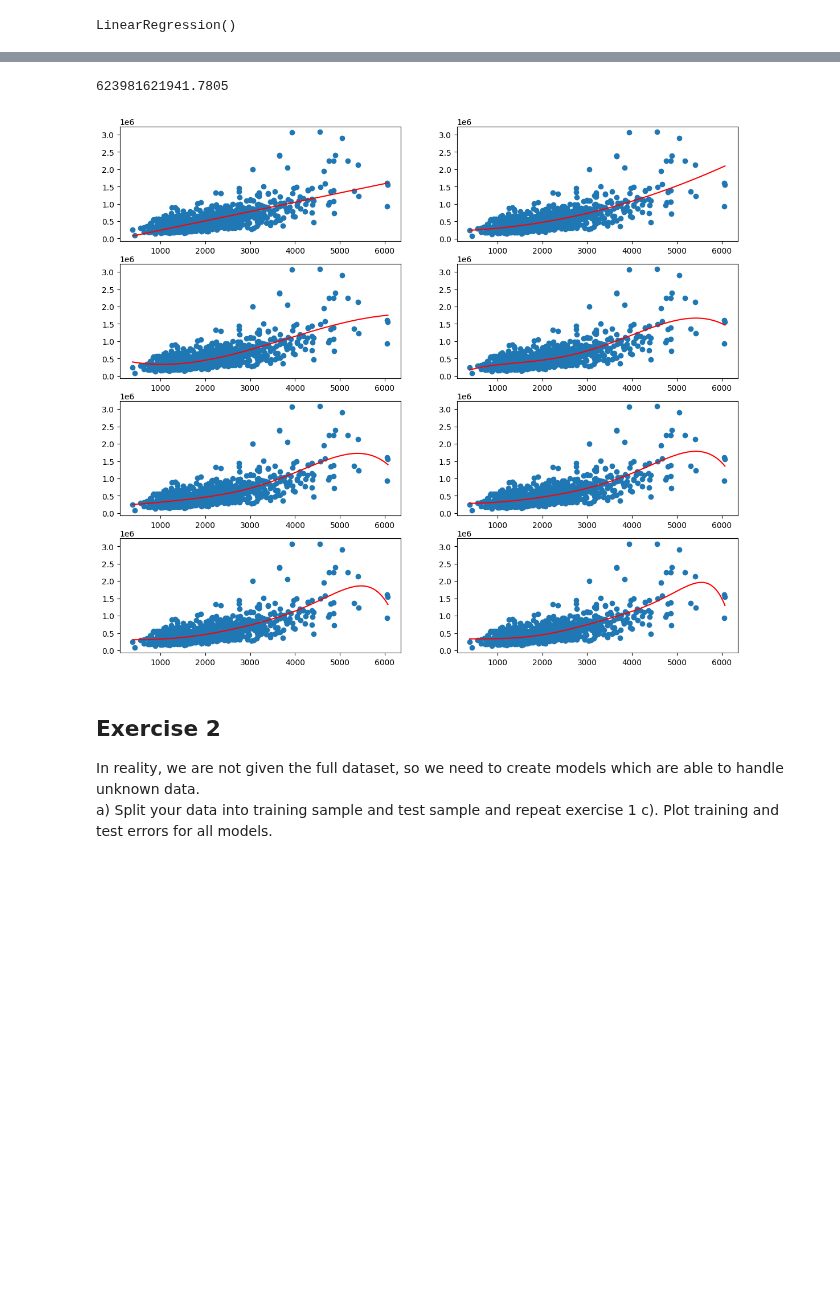
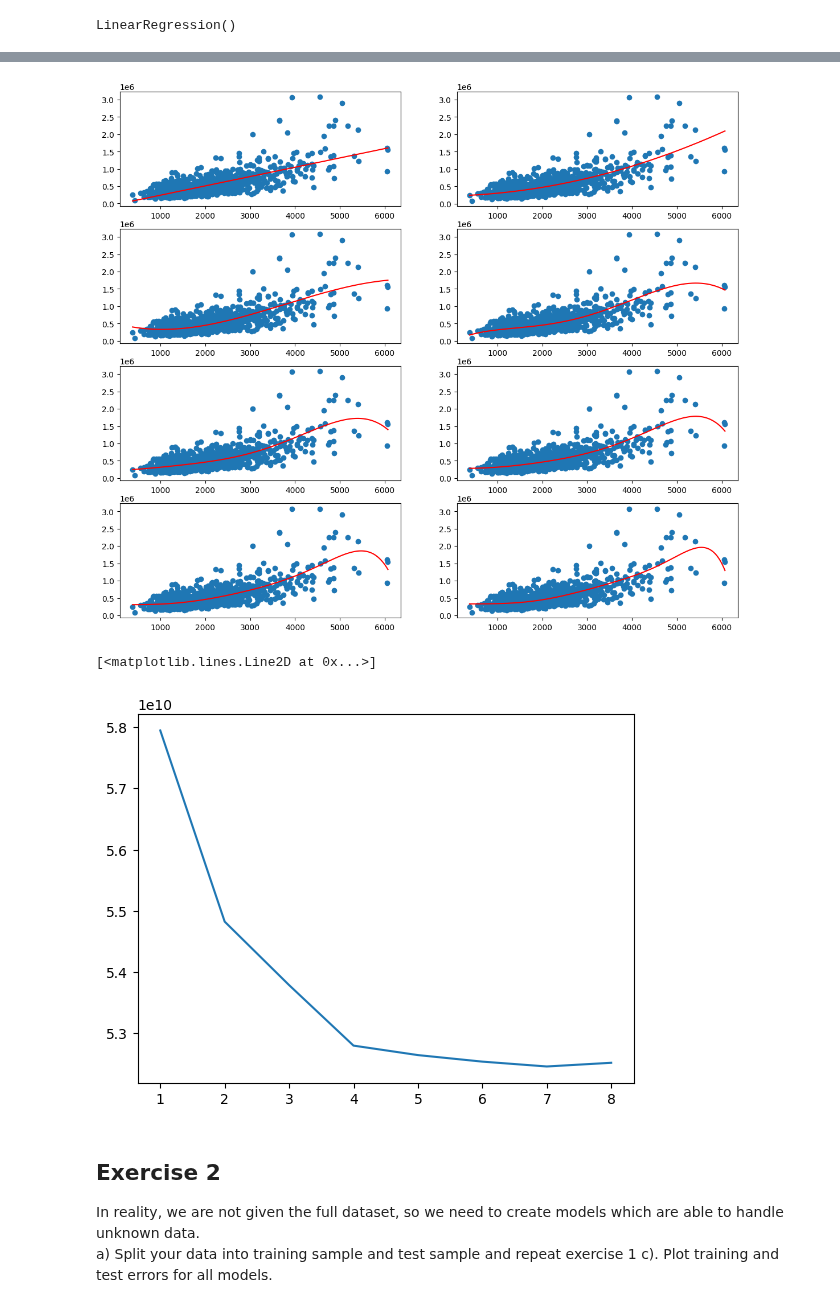
Before and after one commit to mawojcik/introduction_to_data_science, a Jupyter notebook: Lab_2/Assignment_2.ipynb, the cells around one changed output, grey strips where cells are left out. Saved outputs shown, nothing was run; the diff lists cells and outputs as text; code cells hidden in the pictures; blank space fills up the shorter version.

```diff
--- a/Lab_2/Assignment_2.ipynb
+++ b/Lab_2/Assignment_2.ipynb
@@ -45,7 +44,7 @@ y_predict = model.predict(X)
 #Your code:
 
 plt.figure(figsize=(14, 12))
-
+error = []
 for order in range(1,9):
     poly = PolynomialFeatures(order, include_bias = False)
     X_order = poly.fit_transform(X)
@@ -53,16 +52,22 @@ for order in range(1,9):
     new_model = LinearRegression() # define model
     new_model.fit(X_order, y)
 
+    # x_model = np.linspace(np.min(X), np.max(X), 1000).reshape(-1, 1)
+    # y_model = [new_model.intercept_ + np.dot(new_model.coef_, np.power(x, range(1, order+1))) for x in x_model]
+    # # x_model_transformed = poly.fit_transform(x_model)
+    # # y_model = new_model.predict(x_model_transformed)
+    # error.append(mean_squared_error(y, new_model.predict(X_order)))
+
     x_model = np.linspace(np.min(X), np.max(X), 1000).reshape(-1, 1)
     # y_model = [new_model.intercept_ + np.dot(new_model.coef_, np.power(x, range(1, order+1))) for x in x_model]
     x_model_transformed = poly.fit_transform(x_model)
     y_model = new_model.predict(x_model_transformed)
-    error = mean_squared_error(y, y_model)
+    error.append(mean_squared_error(y, new_model.predict(X_order)))
+
 
     plt.subplot(4, 2, order)
     plt.plot(x_model, y_model,  color="red")
     plt.scatter(X, y)
-error
+    # error
 # %% [output]
-623981621941.7805
 [figure]
@@ -71,3 +74,11 @@ error
+# %%
+#Your code:
+x_range = np.linspace(1, 8, 8)
+error
+plt.plot(x_range, error)
+# %% [output]
+[<matplotlib.lines.Line2D at 0x...>]
+[figure, added]
 # %% [markdown]
 ## Exercise 2
 In reality, we are not given the full dataset, so we need to create models which are able to handle unknown data.
```
Also changed, not shown: parts of 5 cells of this notebook.
